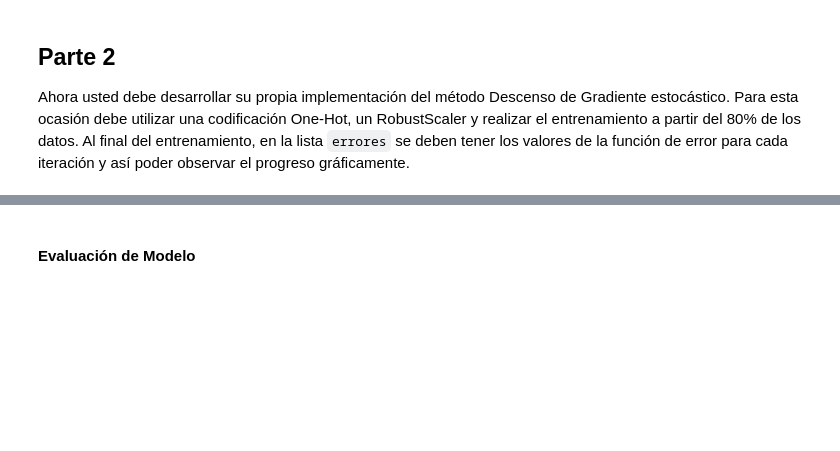
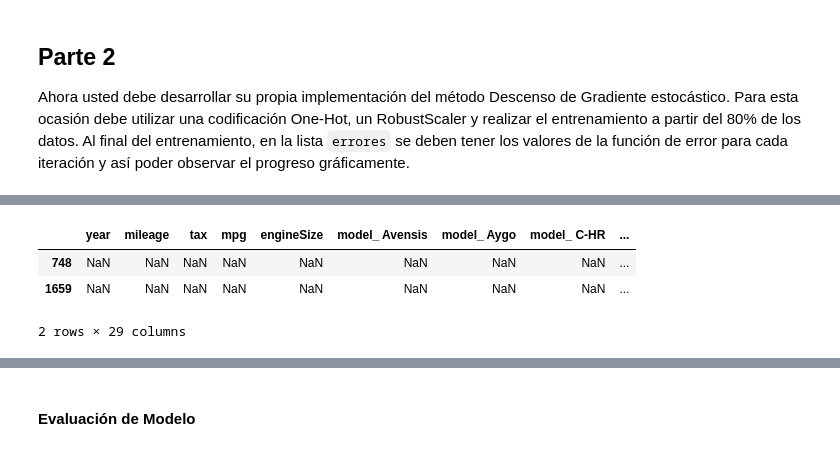
Before and after one commit to dfosorio111/ML-IELE-, a Jupyter notebook: ML_hw1.ipynb, the cells around one changed output, grey strips where cells are left out. Cells and saved outputs as stored; diff of their text form; code cells hidden in the pictures; blank space fills up the shorter version.

```diff
--- a/ML_hw1.ipynb
+++ b/ML_hw1.ipynb
@@ -500 +467,8 @@ w.head()
+# %%
+w
+# %% [output]
+|  | year | mileage | tax | mpg | engineSize | model_ Avensis | model_ Aygo | model_ C-HR | ... |
+| 748 | NaN | NaN | NaN | NaN | NaN | NaN | NaN | NaN | ... |
+| 1659 | NaN | NaN | NaN | NaN | NaN | NaN | NaN | NaN | ... |
+2 rows × 29 columns
 # %%
```
Also changed, not shown: parts of 12 cells of this notebook.
